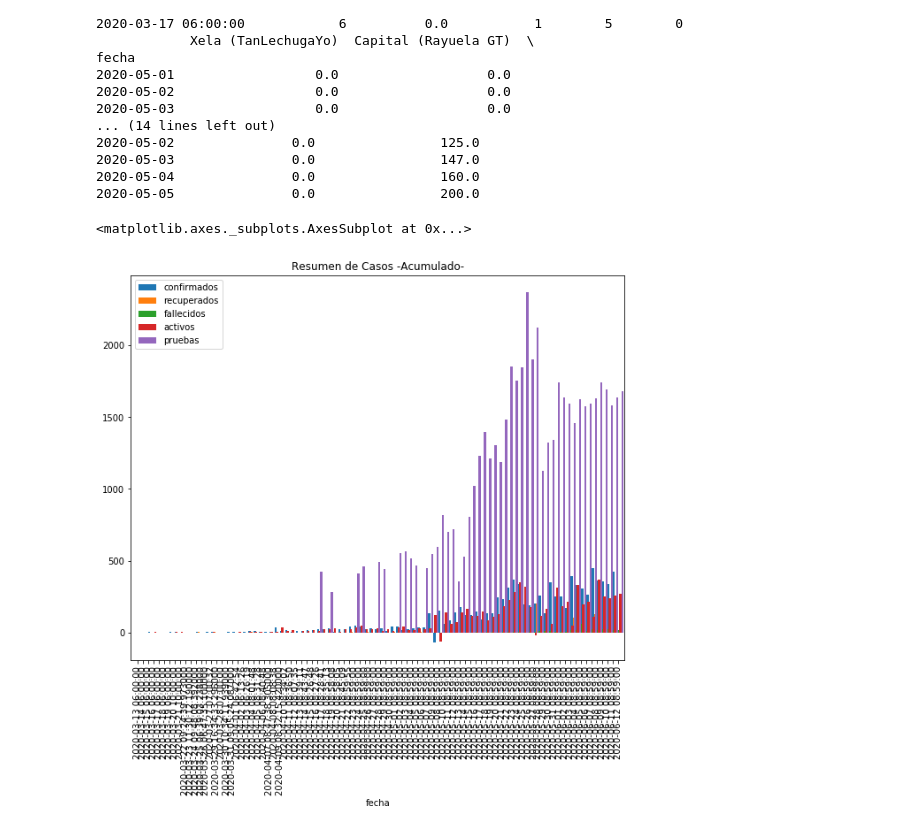
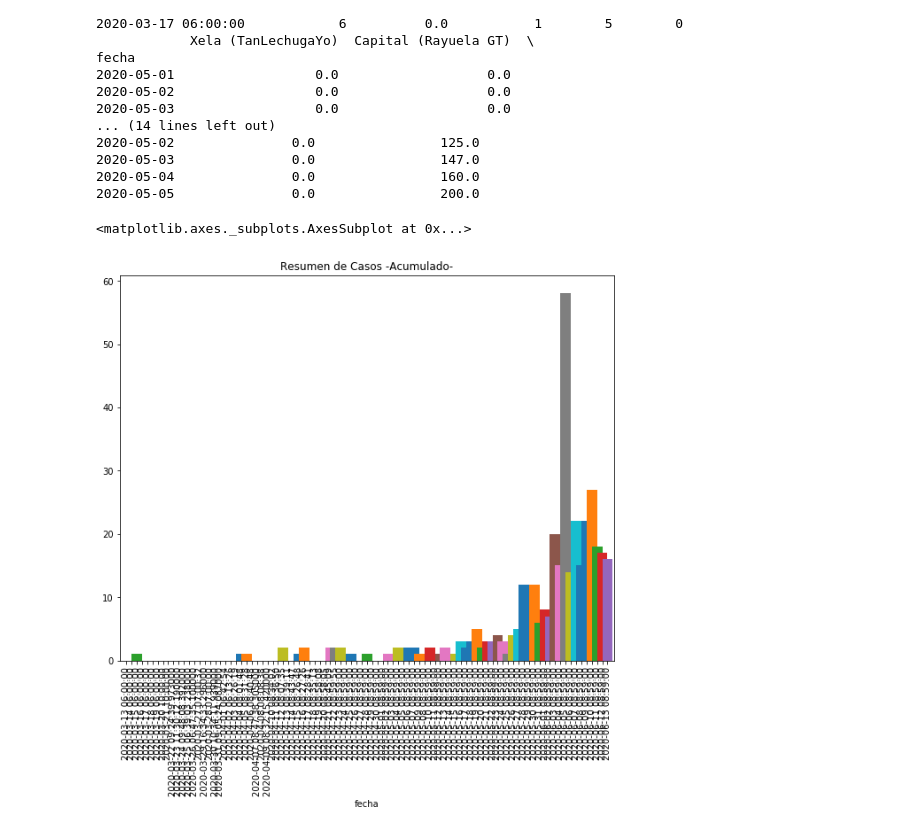
Before and after one commit to ncovgt2020/ncovgt2020, a Jupyter notebook: scripts/analisis_basico_casos.ipynb, the cells around one changed output. Drawn from its saved outputs; the diff is of its cells as text; code cells hidden in the pictures.

```diff
--- a/scripts/analisis_basico_casos.ipynb
+++ b/scripts/analisis_basico_casos.ipynb
@@ -66,12 +66,12 @@ fecha
 # %%
 fig1 = plt.figure(figsize=(10,8))
 fig1ax1 = fig1.add_subplot(1,1,1)
 fig1ax1.set_title('Resumen de Casos -Acumulado-')
 reversed_cumsum = casos-casos.shift(1).fillna(0)
-reversed_cumsum.plot.bar(ax = fig1ax1 , width = 2)
+reversed_cumsum['fallecidos'].plot.bar(ax = fig1ax1 , width = 2)
 # %% [output]
 <matplotlib.axes._subplots.AxesSubplot at 0x...>
-[figure, old version]
+[figure, new version]
 # %%
 fig2 = plt.figure(figsize=(8,8))
 fig2ax1 = fig2.add_subplot(1,1,1)
```
Also changed, not shown: parts of 5 cells of this notebook, 11 other files.
